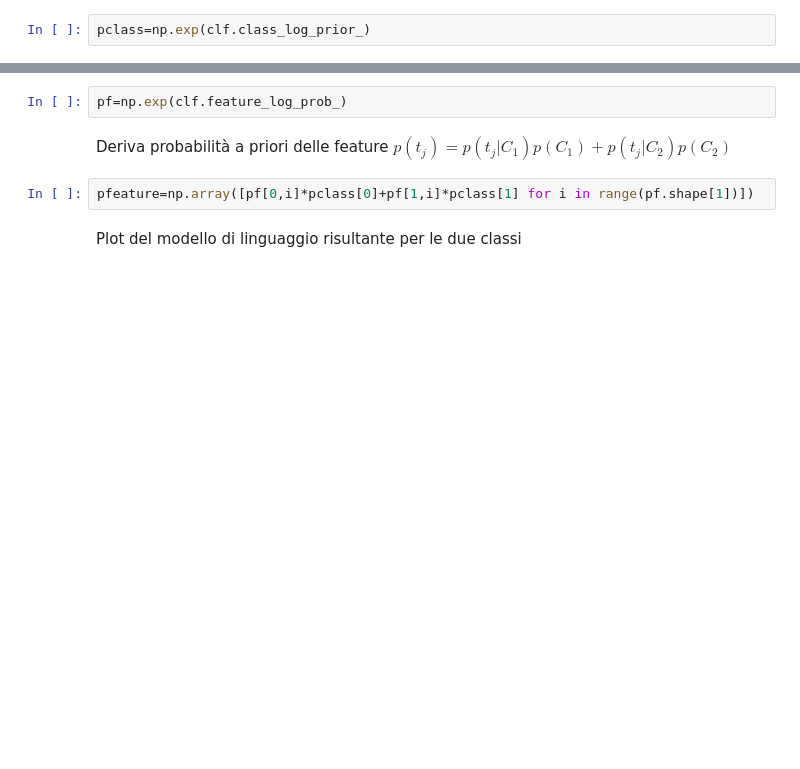
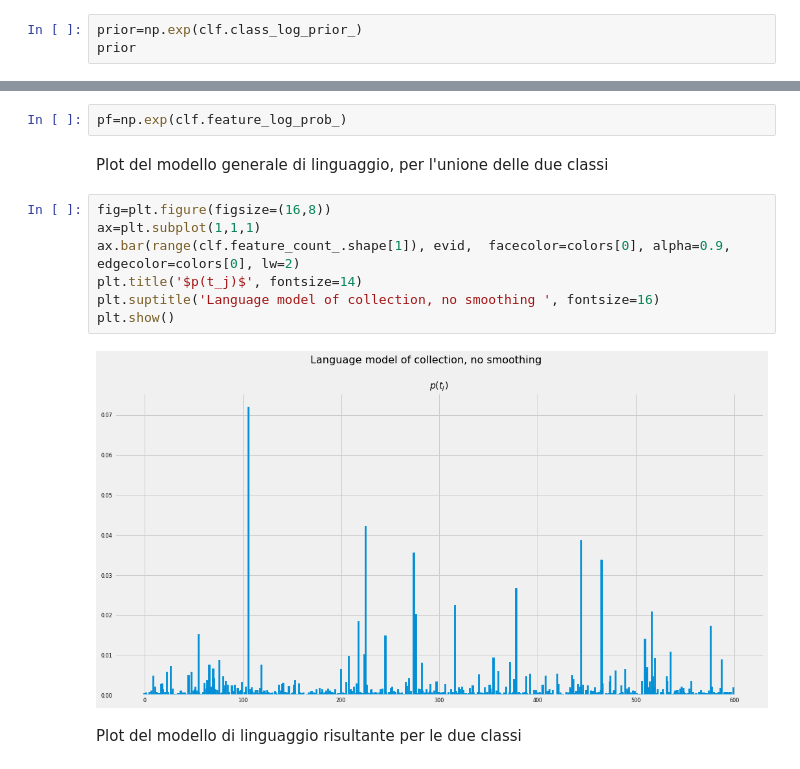
Before and after one commit to tvml/ml2324, a Jupyter notebook: codici/naivebayes.ipynb, the cells around one changed output, grey strips where cells are left out. Saved outputs shown, nothing was run; the diff lists cells and outputs as text; blank space fills up the shorter version.

```diff
--- a/codici/naivebayes.ipynb
+++ b/codici/naivebayes.ipynb
@@ -77,4 +91,5 @@ MultinomialNB(alpha=1e-09)
 # %% [markdown]
 Deriva probabilità a priori delle classi $p(C_i)$
 # %%
-pclass=np.exp(clf.class_log_prior_)
+prior=np.exp(clf.class_log_prior_)
+prior
@@ -82,10 +193,17 @@ pclass=np.exp(clf.class_log_prior_)
 Deriva probabilità a posteriori delle feature (termini) $p(t_j|C_i)$
 # %%
 pf=np.exp(clf.feature_log_prob_)
-# %% [markdown]
-Deriva probabilità a priori delle feature $p(t_j)=p(t_j|C_1)p(C_1)+p(t_j|C_2)p(C_2)$
-# %%
-pfeature=np.array([pf[0,i]*pclass[0]+pf[1,i]*pclass[1] for i in range(pf.shape[1])])
+# %% [markdown]
+Plot del modello generale di linguaggio, per l'unione delle due classi
+# %%
+fig=plt.figure(figsize=(16,8))
+ax=plt.subplot(1,1,1)
+ax.bar(range(clf.feature_count_.shape[1]), evid,  facecolor=colors[0], alpha=0.9, edgecolor=colors[0], lw=2)
+plt.title('$p(t_j)$', fontsize=14)
+plt.suptitle('Language model of collection, no smoothing ', fontsize=16)
+plt.show()
+# %% [output]
+[figure, added]
 # %% [markdown]
 Plot del modello di linguaggio risultante per le due classi
 # %%
```
Also changed, not shown: parts of 37 cells of this notebook.
